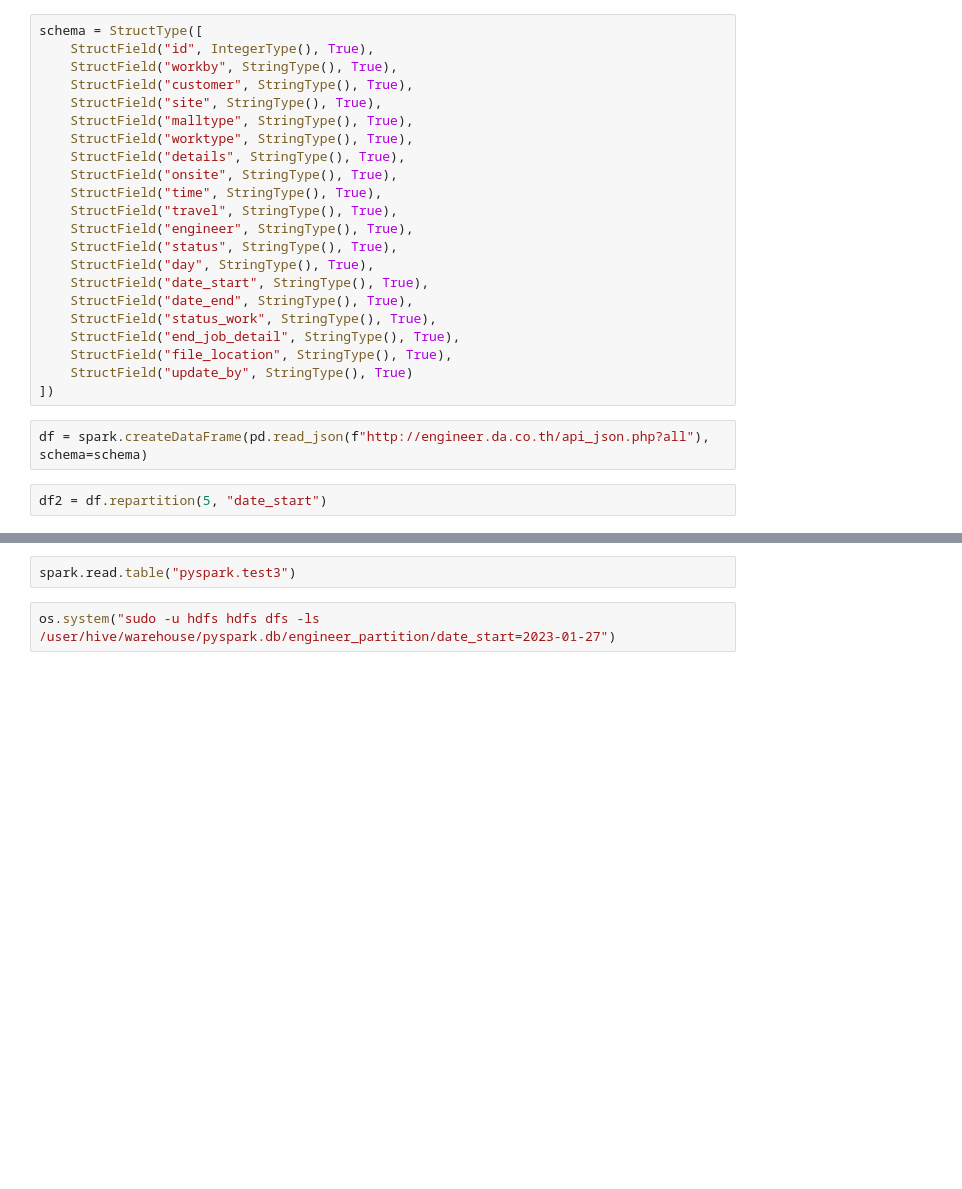
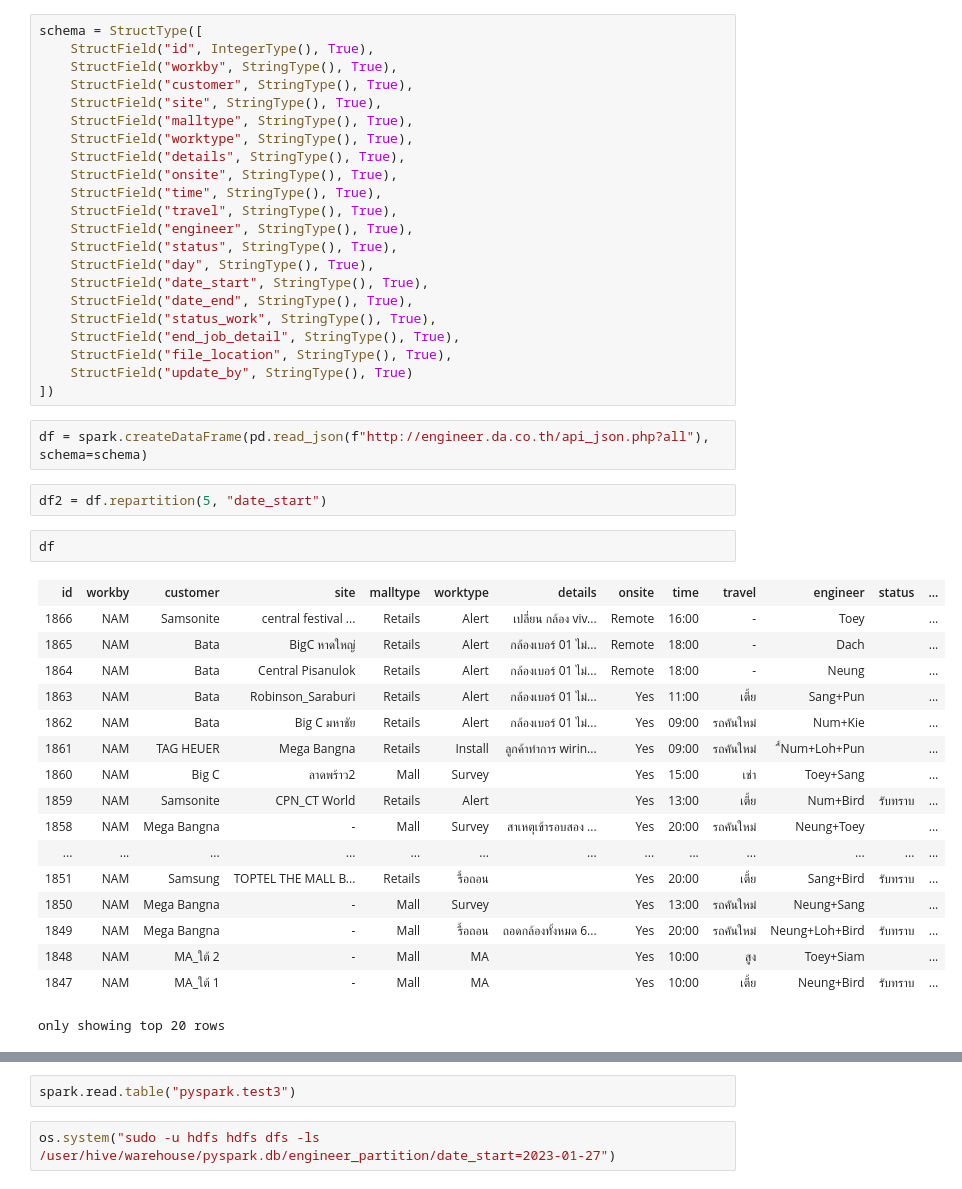
Before and after one commit to ezynook/pyspark, a Jupyter notebook: example/Pyspark_Partition_Bucket.ipynb, the cells around one changed output, grey strips where cells are left out. Saved outputs shown, nothing was run; the diff lists cells and outputs as text; blank space fills up the shorter version.

```diff
--- a/example/Pyspark_Partition_Bucket.ipynb
+++ b/example/Pyspark_Partition_Bucket.ipynb
@@ -53,6 +65,26 @@ schema = StructType([
 df = spark.createDataFrame(pd.read_json(f"http://engineer.da.co.th/api_json.php?all"), schema=schema)
 # %%
 df2 = df.repartition(5, "date_start")
+# %%
+df
+# %% [output]
+| id | workby | customer | site | malltype | worktype | details | onsite | time | travel | engineer | status | ... |
+| 1866 | NAM | Samsonite | central festival ... | Retails | Alert | เปลี่ยน กล้อง viv... | Remote | 16:00 | - | Toey |  | ... |
+| 1865 | NAM | Bata | BigC หาดใหญ่ | Retails | Alert | กล้องเบอร์ 01 ไม่... | Remote | 18:00 | - | Dach |  | ... |
+| 1864 | NAM | Bata | Central Pisanulok | Retails | Alert | กล้องเบอร์ 01 ไม่... | Remote | 18:00 | - | Neung |  | ... |
+| 1863 | NAM | Bata | Robinson_Saraburi | Retails | Alert | กล้องเบอร์ 01 ไม่... | Yes | 11:00 | เตี้ย | Sang+Pun |  | ... |
+| 1862 | NAM | Bata | Big C มหาชัย | Retails | Alert | กล้องเบอร์ 01 ไม่... | Yes | 09:00 | รถคันใหม่ | Num+Kie |  | ... |
+| 1861 | NAM | TAG HEUER | Mega Bangna | Retails | Install | ลูกค้าทำการ wirin... | Yes | 09:00 | รถคันใหม่ | ์ี์Num+Loh+Pun |  | ... |
+| 1860 | NAM | Big C | ลาดพร้าว2 | Mall | Survey |  | Yes | 15:00 | เช่า | Toey+Sang |  | ... |
+| 1859 | NAM | Samsonite | CPN_CT World | Retails | Alert |  | Yes | 13:00 | เตี้ย | Num+Bird | รับทราบ | ... |
+| 1858 | NAM | Mega Bangna | - | Mall | Survey | สาเหตุเข้ารอบสอง ... | Yes | 20:00 | รถคันใหม่ | Neung+Toey |  | ... |
+| ... | ... | ... | ... | ... | ... | ... | ... | ... | ... | ... | ... | ... |
+| 1851 | NAM | Samsung | TOPTEL THE MALL B... | Retails | รื้อถอน |  | Yes | 20:00 | เตี้ย | Sang+Bird | รับทราบ | ... |
+| 1850 | NAM | Mega Bangna | - | Mall | Survey |  | Yes | 13:00 | รถคันใหม่ | Neung+Sang |  | ... |
+| 1849 | NAM | Mega Bangna | - | Mall | รื้อถอน | ถอดกล้องทั้งหมด 6... | Yes | 20:00 | รถคันใหม่ | Neung+Loh+Bird | รับทราบ | ... |
+| 1848 | NAM | MA_ใต้ 2 | - | Mall | MA |  | Yes | 10:00 | สูง | Toey+Siam |  | ... |
+| 1847 | NAM | MA_ใต้ 1 | - | Mall | MA |  | Yes | 10:00 | เตี้ย | Neung+Bird | รับทราบ | ... |
+only showing top 20 rows
 # %%
 df.write \
     .mode("overwrite") \
```
Also changed, not shown: parts of 2 cells of this notebook, 30 other files.
